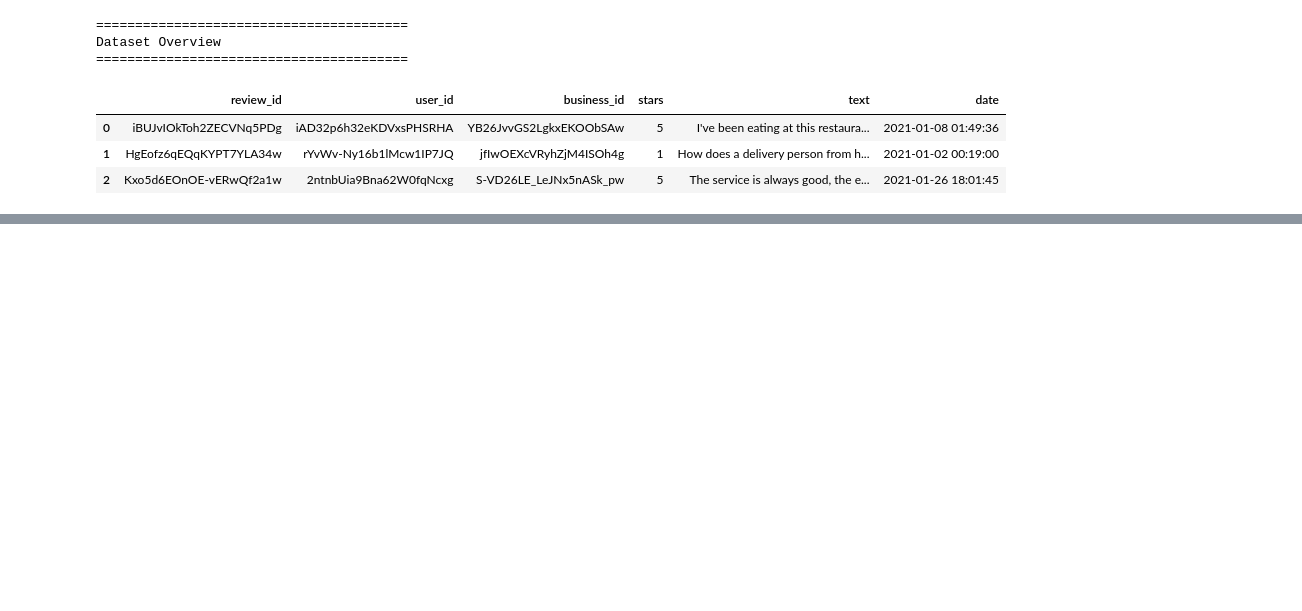
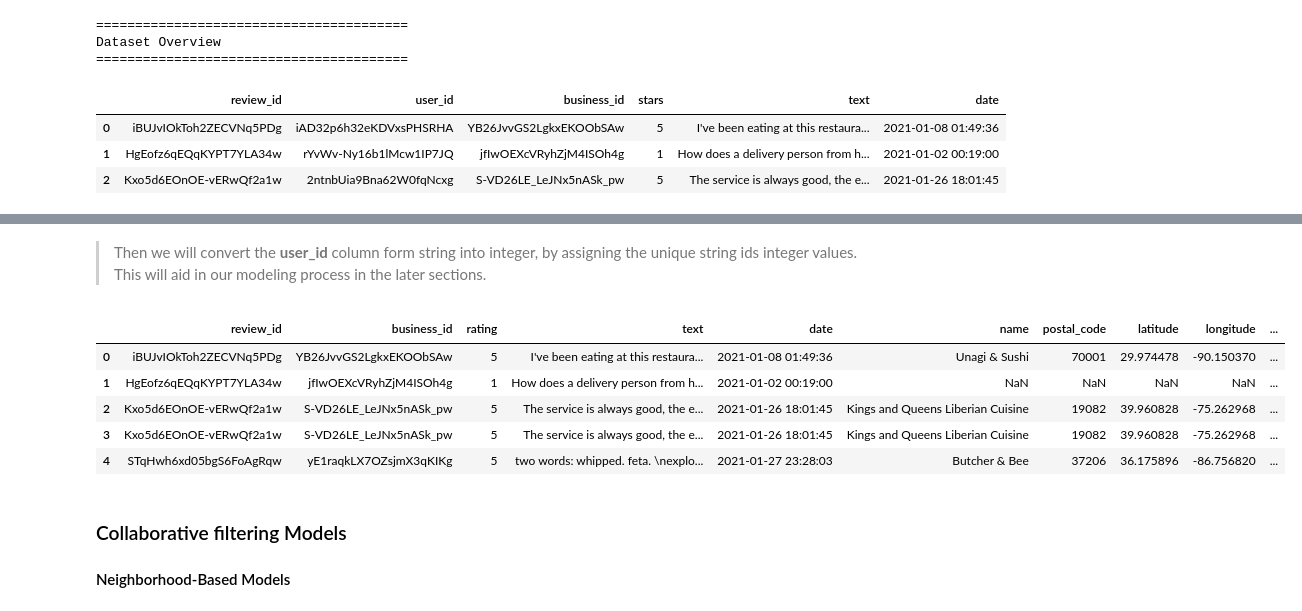
Before and after one commit to RonoHenry/Restaurant-Recommendation-System, a Jupyter notebook: Modelling.ipynb, the cells around one changed output, grey strips where cells are left out. Cells and saved outputs as stored; diff of their text form; code cells hidden in the pictures; blank space fills up the shorter version.

Commit message:
Collaborative filtering and Neural Network

```diff
--- a/Modelling.ipynb
+++ b/Modelling.ipynb
@@ -305,6 +152,0 @@ Files saved...
-# %%
-with open('./data/restaurant_data.pkl', 'rb') as file:
-    restaurant_data=pickle.load(file)
-with open('./data/users_data_2.pkl', 'rb') as file:
-    users_data_2=pickle.load(file)
-print("Files opened...")
@@ -493,0 +153,7 @@ Top 5 Restaurants Like [Red Square Deli]
+# %%
+# merging the two datasets into one using the business_id primary key
+
+data=pd.merge(left=users_data, right=restaurant_data, how='left', on='business_id')
+
+# previewing the new merge dataset
+data.head()
@@ -493,0 +171,11 @@ Top 5 Restaurants Like [Red Square Deli]
+# %%
+data.rename(columns={'stars_x':'rating', 'stars_y':'b/s_rating'}, inplace=True)
+# %%
+# combining the address columns
+data['location']=data[['city','state','address']]\
+            .apply( lambda x: f"State:{x['state']}, City:{x['city']}, Address:{x['address']} ", axis=1)
+
+# then we drop the combined columns
+data.drop(columns=['state', 'city','address'], axis=1, inplace=True)
+
+data.location
@@ -493,0 +195,32 @@ Top 5 Restaurants Like [Red Square Deli]
+# %% [markdown]
+> Then we will convert the **user_id** column form string into integer, by assigning the unique string ids integer values. This will aid in our modeling process in the later sections.
+# %%
+# converting the user_id into intergers
+
+# selecting only the unique user ids as a dataframe
+ids=data[['user_id']].drop_duplicates('user_id').reset_index(drop=True).copy()
+
+# resetting the indexes, to include a continous numbering
+ids=ids.reset_index()
+
+# merging the ids dataframe with our original dataframe using the user id column as primary key
+# renaming the index column to represent the user ids
+data=pd.merge(data,ids, how='left', on='user_id').drop('user_id', axis=1).rename(columns={'index':'user_id'})
+
+# writting a function to order the user ids to start from 1 instead of '0'
+def add(x):
+    """ adds 1 to the existing user id"""
+    y=x+1
+    return y
+data.user_id=data.user_id.apply(add )  # applyng the function to our user ids
+data.head()
+# %% [output]
+|  | review_id | business_id | rating | text | date | name | postal_code | latitude | longitude | ... |
+| 0 | iBUJvIOkToh2ZECVNq5PDg | YB26JvvGS2LgkxEKOObSAw | 5 | I've been eating at this restaura... | 2021-01-08 01:49:36 | Unagi & Sushi | 70001 | 29.974478 | -90.150370 | ... |
+| 1 | HgEofz6qEQqKYPT7YLA34w | jfIwOEXcVRyhZjM4ISOh4g | 1 | How does a delivery person from h... | 2021-01-02 00:19:00 | NaN | NaN | NaN | NaN | ... |
+| 2 | Kxo5d6EOnOE-vERwQf2a1w | S-VD26LE_LeJNx5nASk_pw | 5 | The service is always good, the e... | 2021-01-26 18:01:45 | Kings and Queens Liberian Cuisine | 19082 | 39.960828 | -75.262968 | ... |
+| 3 | Kxo5d6EOnOE-vERwQf2a1w | S-VD26LE_LeJNx5nASk_pw | 5 | The service is always good, the e... | 2021-01-26 18:01:45 | Kings and Queens Liberian Cuisine | 19082 | 39.960828 | -75.262968 | ... |
+| 4 | STqHwh6xd05bgS6FoAgRqw | yE1raqkLX7OZsjmX3qKIKg | 5 | two words: whipped. feta. \nexplo... | 2021-01-27 23:28:03 | Butcher & Bee | 37206 | 36.175896 | -86.756820 | ... |
+# %% [markdown]
+### Collaborative filtering Models
+#### Neighborhood-Based Models
```
Also changed, not shown: parts of 86 cells of this notebook.
